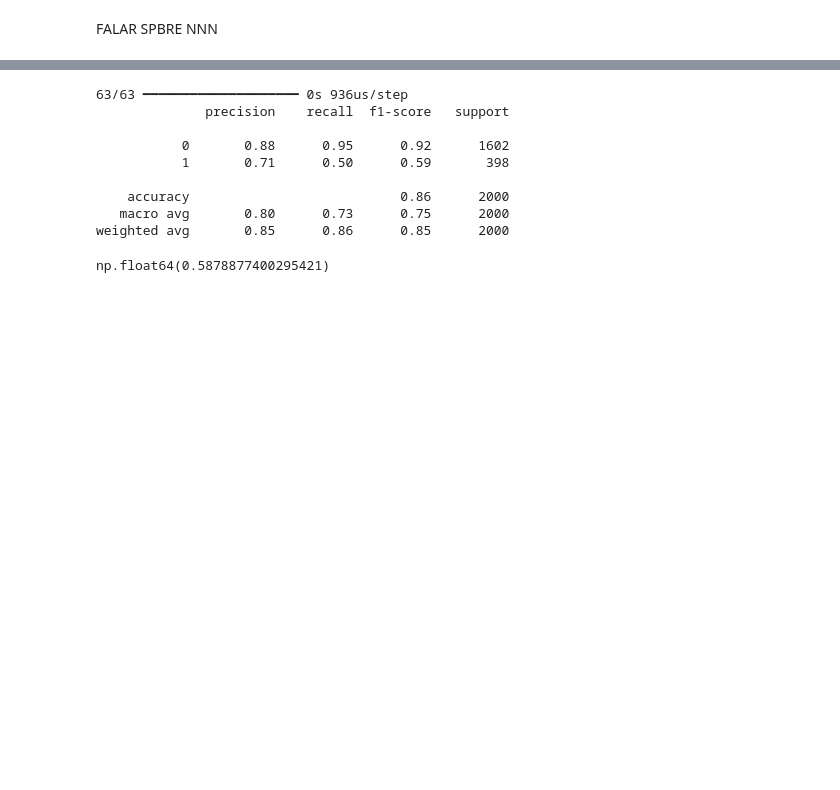
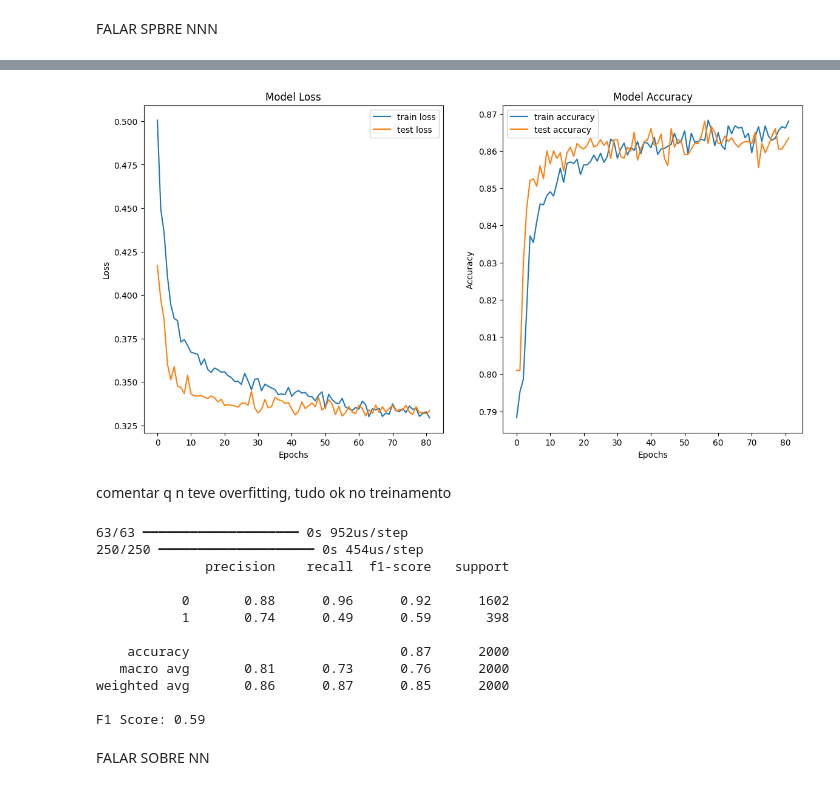
Before and after one commit to davirpp/Desafio-DS-Indicium, a Jupyter notebook: predict_churn.ipynb, the cells around one changed output, grey strips where cells are left out. Saved outputs shown, nothing was run; the diff lists cells and outputs as text; code cells hidden in the pictures; blank space fills up the shorter version.

```diff
--- a/predict_churn.ipynb
+++ b/predict_churn.ipynb
@@ -537,12 +569,12 @@ def create_model(input_dim, learning_rate, hidden_layers):
 
     # Input layer
     model.add(Dense(hidden_layers[0], input_dim=input_dim, activation='relu'))
-    model.add(Dropout(.25))
+    model.add(Dropout(.33))
 
     # Hidden layers
     for units in hidden_layers[1:]:
         model.add(Dense(units, activation='relu'))
-        model.add(Dropout(.25))
+        model.add(Dropout(.33))
 
     # Output layer
     model.add(Dense(1, activation='sigmoid'))
@@ -602,0 +658,9 @@ Epoch 51/500
+# %%
+model = create_model(X_train_scaled.shape[1], 0.001, [64, 32, 32, 16])
+
+# Train the model
+history = model.fit(X_train_scaled, y_train,
+          validation_data=(X_test_scaled, y_test),
+          epochs=500, batch_size=16,
+          verbose=1,
+          callbacks=[EarlyStopping(patience=25, restore_best_weights=True, monitor='val_accuracy')])
@@ -603,21 +685,51 @@ Epoch 51/500
+# %%
+# plot the training loss and accuracy
+fig, ax = plt.subplots(1, 2, figsize=(14, 7))
+
+ax[0].plot(history.history['loss'], label='train loss')
+ax[0].plot(history.history['val_loss'], label='test loss')
+ax[0].set_title('Model Loss')
+ax[0].set_xlabel('Epochs')
+ax[0].set_ylabel('Loss')
+ax[0].legend()
+
+ax[1].plot(history.history['accuracy'], label='train accuracy')
+ax[1].plot(history.history['val_accuracy'], label='test accuracy')
+ax[1].set_title('Model Accuracy')
+ax[1].set_xlabel('Epochs')
+ax[1].set_ylabel('Accuracy')
+ax[1].legend()
+
+plt.show()
+# %% [output]
+[figure, added]
+# %% [markdown]
+comentar q n teve overfitting, tudo ok no treinamento
 # %%
 y_pred = model.predict(X_test_scaled)
-
 # Convert the probabilities to binary
 y_pred = (y_pred > 0.5).astype(int)
 
+nn_train_acc = model.evaluate(X_train_scaled, y_train, verbose=0)[1]
+nn_train_f1score = f1_score(y_train, model.predict(X_train_scaled) > 0.5)
+nn_test_acc = model.evaluate(X_test_scaled, y_test, verbose=0)[1]
+nn_test_f1score = f1_score(y_test, y_pred)
+
 print(classification_report(y_test, y_pred))
-
-f1_score(y_test, y_pred)
+print(f"F1 Score: {nn_test_f1score:.2f}")
 # %% [output]
-63/63 ━━━━━━━━━━━━━━━━━━━━ 0s 936us/step
+63/63 ━━━━━━━━━━━━━━━━━━━━ 0s 952us/step
+250/250 ━━━━━━━━━━━━━━━━━━━━ 0s 454us/step
               precision    recall  f1-score   support
 
-           0       0.88      0.95      0.92      1602
-           1       0.71      0.50      0.59       398
+           0       0.88      0.96      0.92      1602
+           1       0.74      0.49      0.59       398
 
-    accuracy                           0.86      2000
-   macro avg       0.80      0.73      0.75      2000
-weighted avg       0.85      0.86      0.85      2000
+    accuracy                           0.87      2000
+   macro avg       0.81      0.73      0.76      2000
+weighted avg       0.86      0.87      0.85      2000
+
+F1 Score: 0.59
-np.float64(0.5878877400295421)
+# %% [markdown]
+FALAR SOBRE NN
 # %%
```
Also changed, not shown: parts of 24 cells of this notebook, 3 other files.
